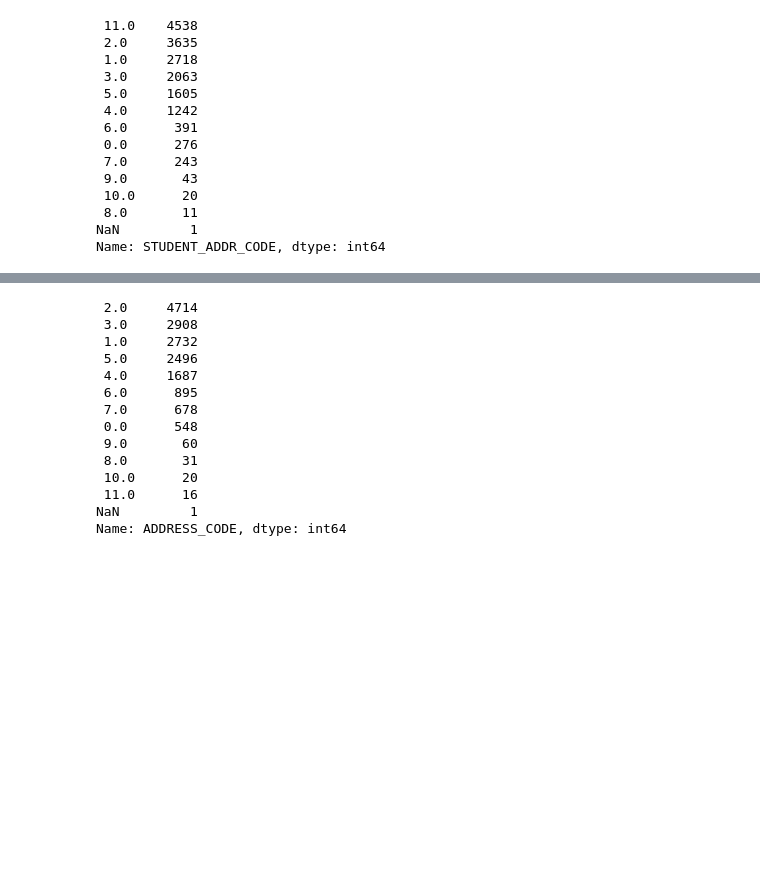
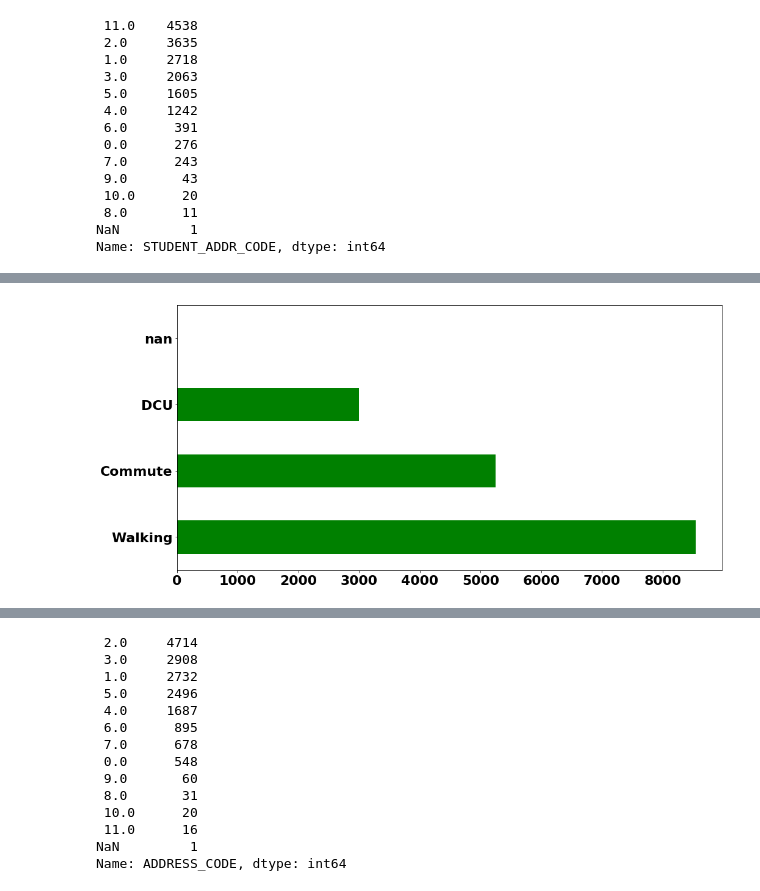
Before and after one commit to dazcona/edm-dcu, a Jupyter notebook: notebooks/EDA.ipynb, the cells around one changed output, grey strips where cells are left out. Saved outputs shown, nothing was run; the diff lists cells and outputs as text; code cells hidden in the pictures; blank space fills up the shorter version.

```diff
--- a/notebooks/EDA.ipynb
+++ b/notebooks/EDA.ipynb
@@ -1001,3 +1059,9 @@ Name: STUDENT_ADDR_CODE, dtype: int64
+# %%
+fig = pd.cut(df['STUDENT_ADDR_CODE'], [-1, 1, 5, 11], labels=['DCU', 'Walking', 'Commute']).value_counts(
+    dropna=False, sort=True).plot.barh(figsize=(16, 8), color='green')
+fig.get_figure().savefig('../figures/exploring_bins_STUDENT_ADDR_CODE', bbox_inches="tight")
+# %% [output]
+[figure, added]
 # %%
 df['ADDRESS'].value_counts(dropna=False)
 # %% [output]
```
Also changed, not shown: parts of 60 cells of this notebook, 16 other files.
